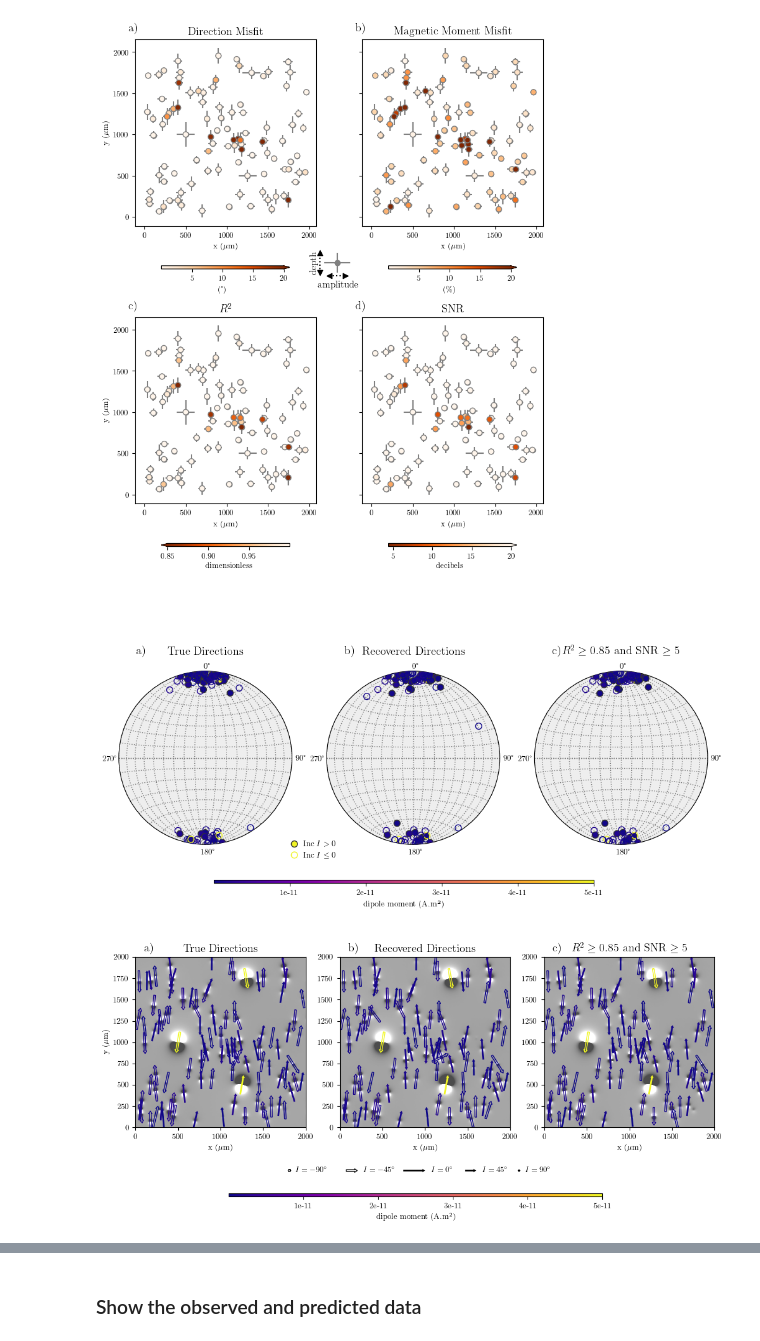
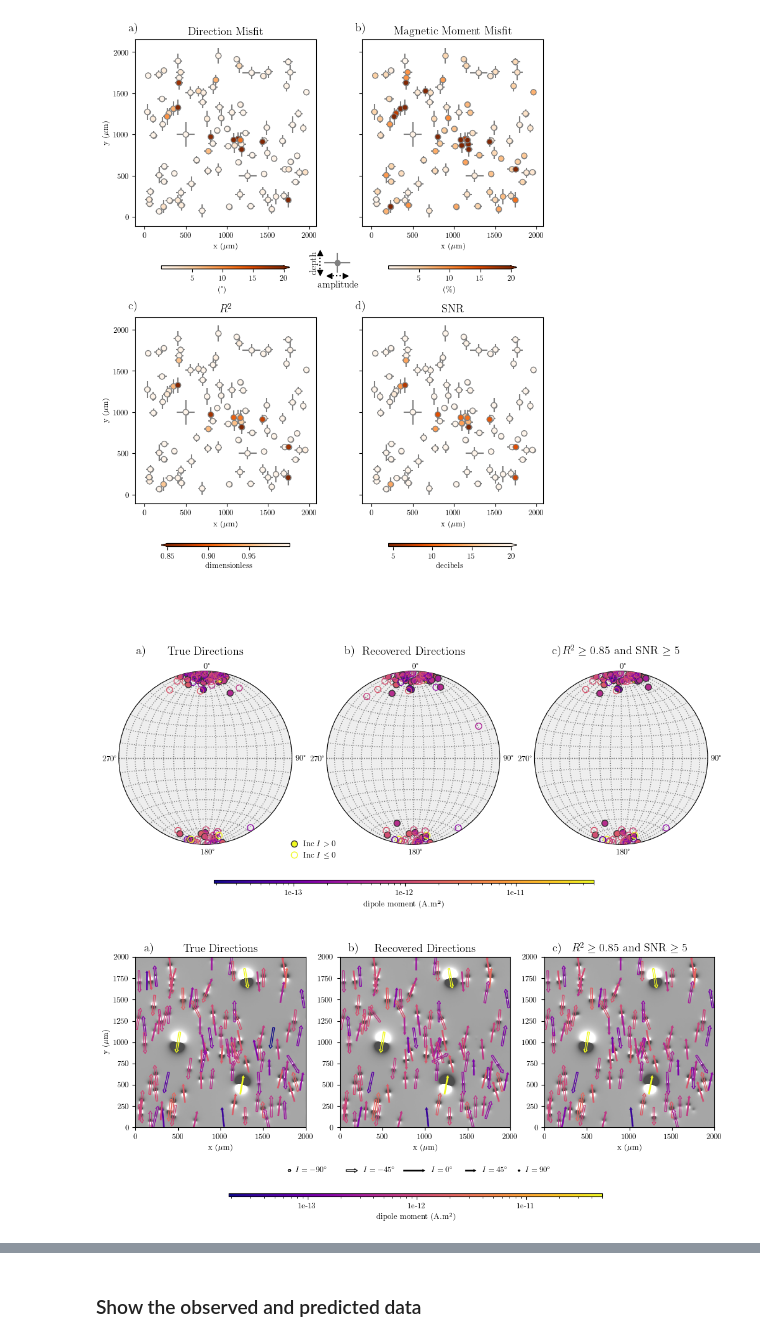
Before and after one commit to compgeolab/micromag-euler-dipole, a Jupyter notebook: code/02_complex_synthetic.ipynb, the cells around one changed output, grey strips where cells are left out. Cells and saved outputs as stored; diff of their text form; code cells hidden in the pictures.

Commit message:
Change colorbar scale and remove regional-residual separation

```diff
--- a/code/02_complex_synthetic.ipynb
+++ b/code/02_complex_synthetic.ipynb
@@ -103,12 +99,0 @@ First part of our method is an automatic way to detect and separate the signal o
-# %%
-trend = vd.Trend(degree=3).fit((coordinates), data.bz.values)
-low_frequency_noise = trend.predict(coordinates).reshape(data.bz.shape)
-
-data = data.assign(low_freq=(['y','x'],low_frequency_noise))
-data.low_freq.attrs = {"long_name": "low-frequency noise", "units": "nT"}
-
-residual = data.bz.values - data.low_freq.values
-data = data.assign(residual=(['y','x'],residual))
-data.residual.attrs = {"long_name": "residual anomaly", "units": "nT"}
-
-data
@@ -126,12 +99,0 @@ Data variables:
-# %%
-fig, axes = plt.subplots(1, 3, figsize=(14, 14))
-cbar_kwargs = dict(orientation="horizontal", aspect=50, pad=0.05, shrink=0.9)
-for field, ax in zip(["bz", "low_freq", "residual"], axes.ravel()):
-    vmax, vmin = 3000, -3000
-    if field != "low_freq":
-        vmax=+3000
-        vmin=-3000
-    data[field].plot.pcolormesh(ax=ax, cmap="seismic", cbar_kwargs=cbar_kwargs, vmax=vmax, vmin=vmin)
-for ax in axes.ravel():
-    ax.set_aspect("equal")
-plt.tight_layout()
@@ -496,7 +456,7 @@ with plt.rc_context(mpl_rc):
     ax.set_aspect("auto")
     ax.set_title(f"Detected source bounding boxes")
     ax.set_xlabel("x ($\mu$m)")
-    tmp = data.residual.plot.pcolormesh(ax=ax, cmap="seismic", add_colorbar=False, add_labels=False, vmax=vmax, vmin=vmin)
+    tmp = data.bz.plot.pcolormesh(ax=ax, cmap="seismic", add_colorbar=False, add_labels=False, vmax=vmax, vmin=vmin)
     fig.colorbar(tmp, ax=ax, label="nT", **cbar_kwargs,  extend='both')
     for window in windows:
         rect = matplotlib.patches.Rectangle(
@@ -812,7 +664,7 @@ with plt.rc_context(mpl_rc):
     vmax = np.max((np.max(estimated), np.max(true)))
     cmap = "plasma"
     # Use matplotlib.colors.LogNorm for a log scale
-    cmap_norm = matplotlib.colors.Normalize
+    cmap_norm = matplotlib.colors.LogNorm #Normalize
     kwargs = dict(
         ax=ax, vmin=vmin, vmax=vmax, s=50, cmap=cmap, cmap_norm=cmap_norm,
     )
@@ -861,4 +713,4 @@ with plt.rc_context(mpl_rc):
 
     plt.show()
 # %% [output]
-[figure, old version]
+[figure, new version]
@@ -906,7 +726,7 @@ with plt.rc_context(mpl_rc):
     vmax = np.max( (np.max(estimated), np.max(true)))
     cmap = "plasma"
 
-    cmap_norm = matplotlib.colors.Normalize
+    cmap_norm = matplotlib.colors.LogNorm #Normalize
 
     ax = fig.add_subplot(1, 3, 1)
     axes.append(ax)
@@ -971,35 +791,35 @@ with plt.rc_context(mpl_rc):
     scale = 2000
     data_up.bz.plot.pcolormesh(ax=ax, cmap="gray_r", vmin=-scale, vmax=scale,
                                    add_colorbar=False, add_labels=False, alpha=0.7, zorder=-1)
 #     ax.pcolormesh(data_up.bz, cmap="gray", vmin=-scale, vmax=scale)
     tmp, posquiver, negquiver = mg.plot_dipole_moment(
         filter_positions, filter_estimated_d_m,
         ax=ax, vmin=vmin, vmax=vmax, cmap=cmap, cmap_norm=cmap_norm,
         scale=700, width=0.01, linewidth=1, add_key=False, add_colorbar=False,
     )
     ax.set_xlabel("x ($\mu$m)")
 #     ax.set_ylabel("y ($\mu$m)")
     ax.set_aspect("equal")
 
     fig.colorbar(
         tmp,
         cax=fig.add_axes([0.25, 0.0, 0.5, 0.01]),
-        format="%.0g",
+        format="%.0e",
         label="dipole moment (A.m²)",
         orientation="horizontal",
     )
 
 
     titles = ('True Directions', 'Recovered Directions', '$R^2 \geq 0.85$ and SNR $\geq 5$')
 
     for ax, letter, title in zip(axes, "a b c".split(), titles):
         ax.text(0.05, 1.031, f"{letter})", transform=ax.transAxes, fontsize=13)
         ax.set_title(title, fontsize=13)
     fig.subplots_adjust(wspace=0.2)
 
     plt.show()
 # %% [output]
-[figure, old version]
+[figure, new version]
 # %%
 with plt.rc_context(mpl_rc):
     fig = plt.figure(figsize=(15, 10))
```
Also changed, not shown: parts of 13 cells of this notebook, 5 other files.
